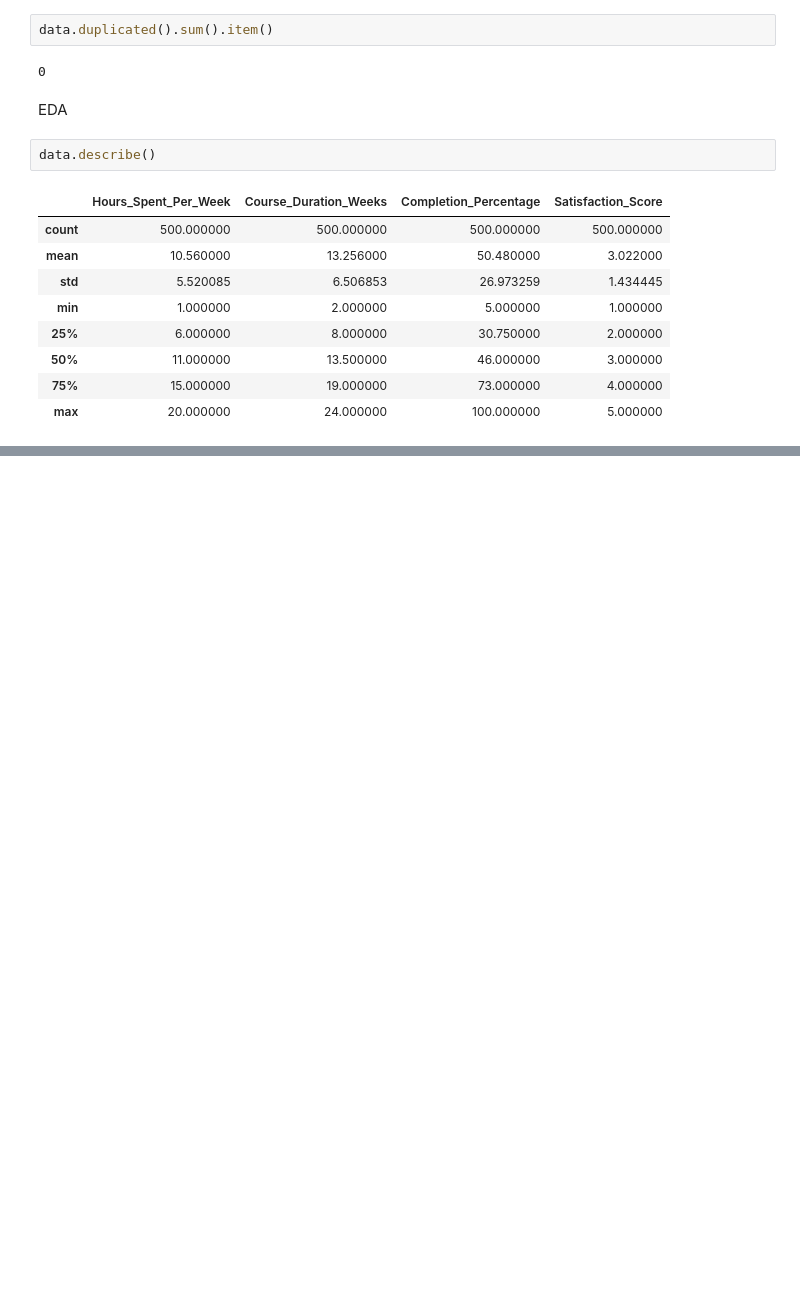
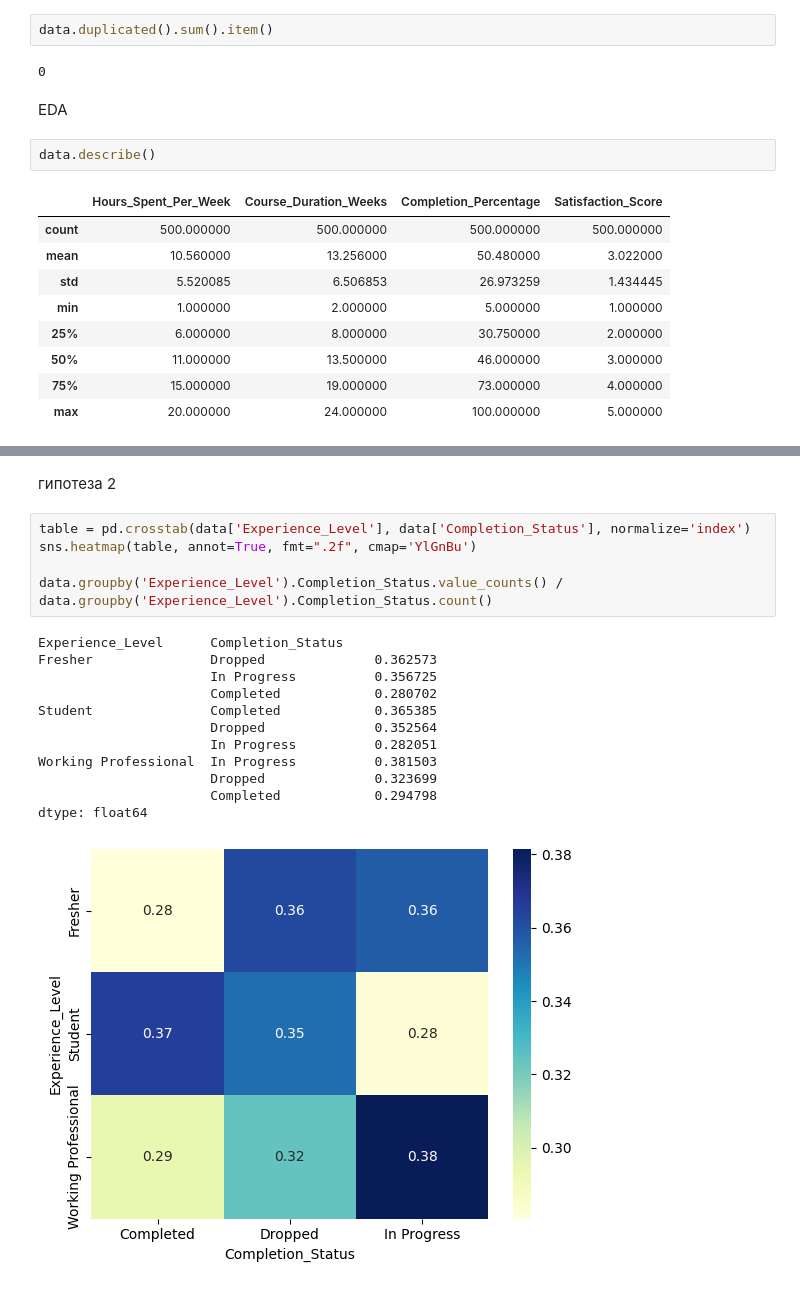
Before and after one commit to coretlwww/analysis_OnlineLearning, a Jupyter notebook: main_notebook.ipynb, the cells around one changed output, grey strips where cells are left out. Saved outputs shown, nothing was run; the diff lists cells and outputs as text; blank space fills up the shorter version.

```diff
--- a/main_notebook.ipynb
+++ b/main_notebook.ipynb
@@ -79,0 +115,20 @@ data.describe()
+# %% [markdown]
+гипотеза 2
+# %%
+table = pd.crosstab(data['Experience_Level'], data['Completion_Status'], normalize='index')
+sns.heatmap(table, annot=True, fmt=".2f", cmap='YlGnBu')
+
+data.groupby('Experience_Level').Completion_Status.value_counts() / data.groupby('Experience_Level').Completion_Status.count()
+# %% [output]
+Experience_Level      Completion_Status
+Fresher               Dropped              0.362573
+                      In Progress          0.356725
+                      Completed            0.280702
+Student               Completed            0.365385
+                      Dropped              0.352564
+                      In Progress          0.282051
+Working Professional  In Progress          0.381503
+                      Dropped              0.323699
+                      Completed            0.294798
+dtype: float64
+[figure, added]
```
Also changed, not shown: parts of 21 cells of this notebook.
